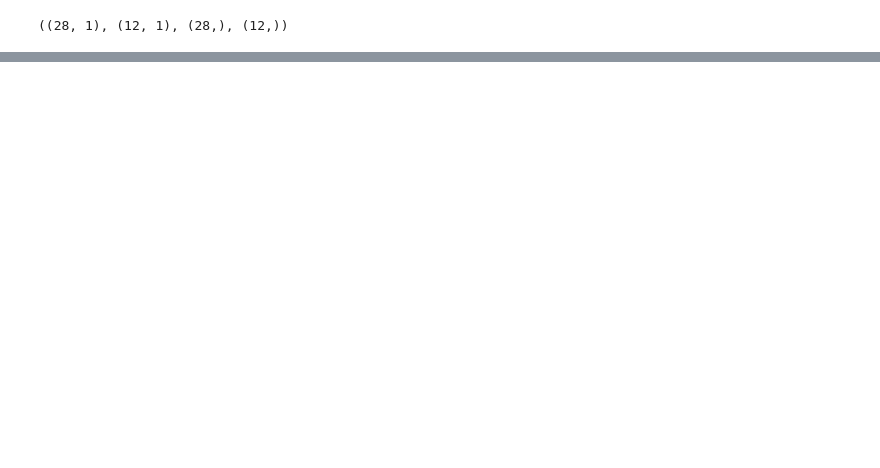
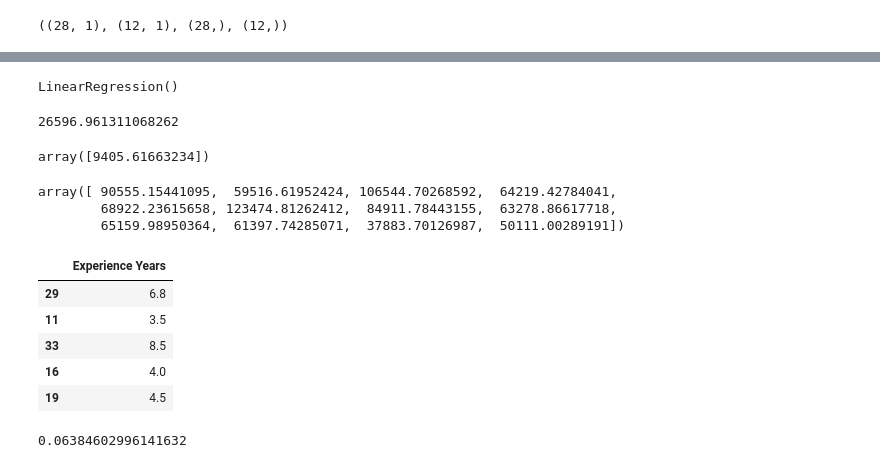
Before and after one commit to Shyamkumarnagilla/Internship-Data_Science_and_Machine_Learning, a Jupyter notebook: InternshipClass3.ipynb, the cells around one changed output, grey strips where cells are left out. Cells and saved outputs as stored; diff of their text form; code cells hidden in the pictures; blank space fills up the shorter version.

```diff
--- a/InternshipClass3.ipynb
+++ b/InternshipClass3.ipynb
@@ -88,0 +69,36 @@ x_train
+# %%
+# Step-6: Train model (fit model)
+model.fit(x_train,y_train)
+# %% [output]
+LinearRegression()
+# %%
+model.intercept_
+# %% [output]
+26596.961311068262
+# %%
+model.coef_
+# %% [output]
+array([9405.61663234])
+# %%
+# Step-7: Prediction
+y_predict = model.predict(x_test)
+y_predict
+# %% [output]
+array([ 90555.15441095,  59516.61952424, 106544.70268592,  64219.42784041,
+        68922.23615658, 123474.81262412,  84911.78443155,  63278.86617718,
+        65159.98950364,  61397.74285071,  37883.70126987,  50111.00289191])
+# %%
+x_test.head()
+# %% [output]
+|  | Experience Years |
+| 29 | 6.8 |
+| 11 | 3.5 |
+| 33 | 8.5 |
+| 16 | 4.0 |
+| 19 | 4.5 |
+# %%
+# Step-8: Accuracy
+from sklearn.metrics import mean_absolute_percentage_error
+mean_absolute_percentage_error(y_test,y_predict)
+# %% [output]
+0.06384602996141632
```
Also changed, not shown: parts of 6 cells of this notebook.
